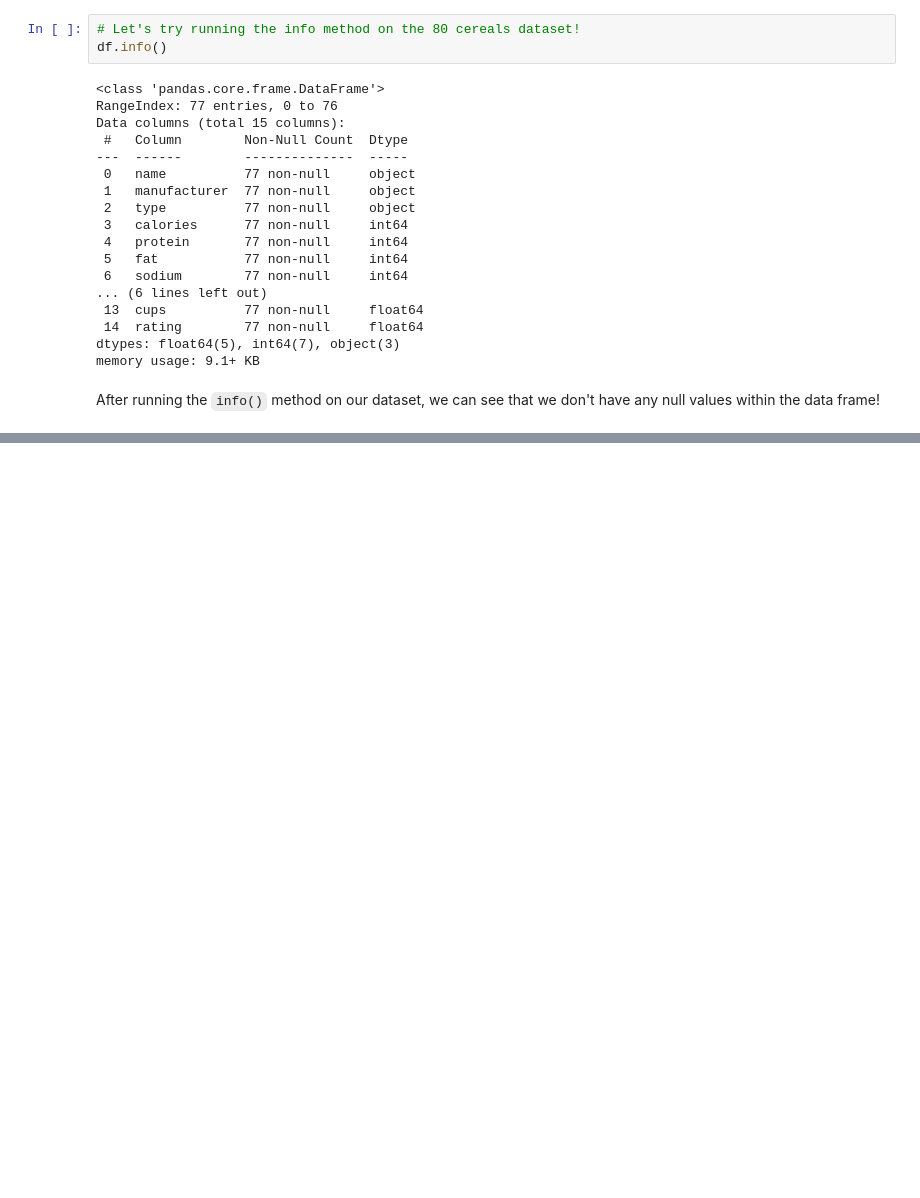
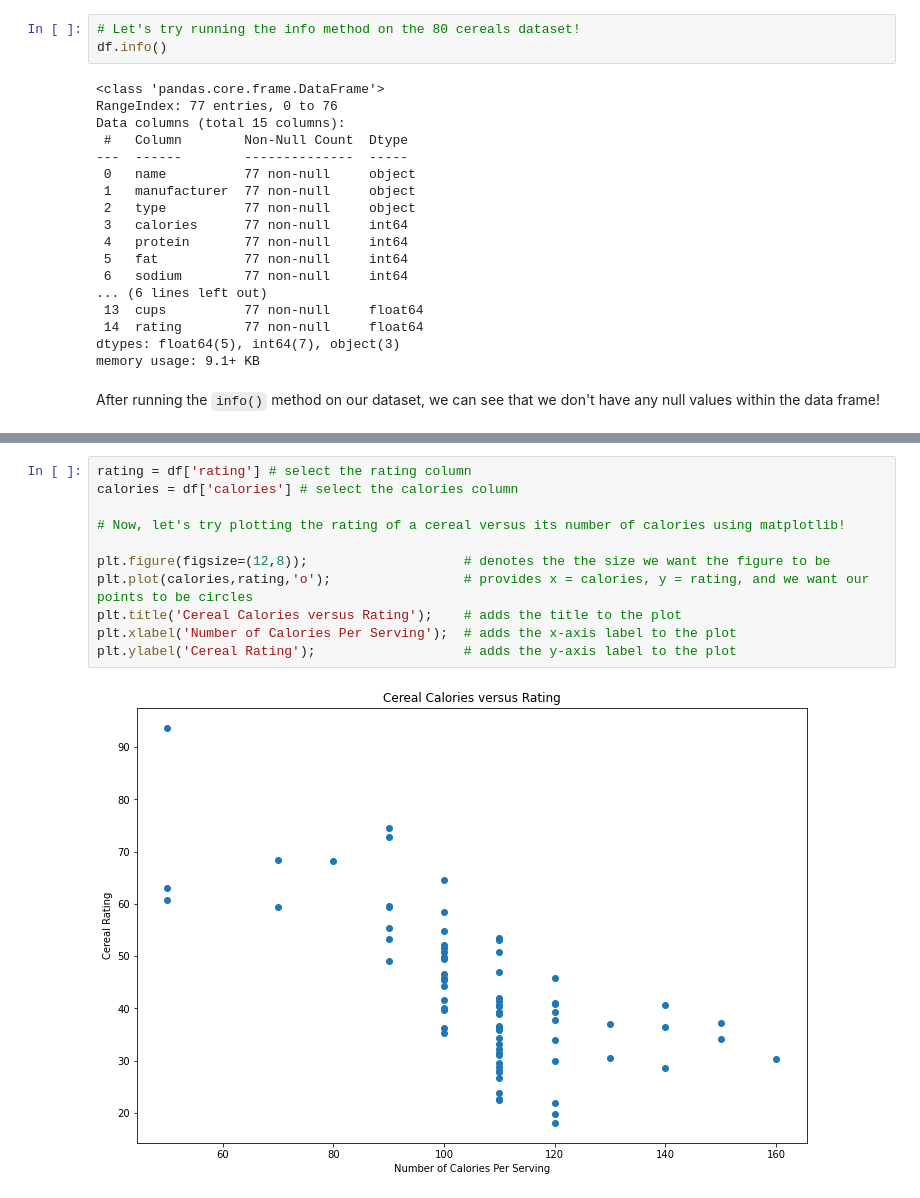
Before and after one commit to mragsac/BISB-Bootcamp-2020, a Jupyter notebook: day3/module4_hpc-crash-course/02_HPC-Workshop_Python-Data-Science-Intro_pandas_matplotlib.ipynb, the cells around one changed output, grey strips where cells are left out. Cells and saved outputs as stored; diff of their text form; blank space fills up the shorter version.

Commit message:
Completed the Pandas/Matplotlib introductory notebook and added PDF export

```diff
--- a/day3/module4_hpc-crash-course/02_HPC-Workshop_Python-Data-Science-Intro_pandas_matplotlib.ipynb
+++ b/day3/module4_hpc-crash-course/02_HPC-Workshop_Python-Data-Science-Intro_pandas_matplotlib.ipynb
@@ -211,0 +305,13 @@ After running the `info()` method on our dataset, we can see that we don't have
+# %%
+rating = df['rating'] # select the rating column
+calories = df['calories'] # select the calories column
+
+# Now, let's try plotting the rating of a cereal versus its number of calories using matplotlib!
+
+plt.figure(figsize=(12,8));                    # denotes the the size we want the figure to be
+plt.plot(calories,rating,'o');                 # provides x = calories, y = rating, and we want our points to be circles
+plt.title('Cereal Calories versus Rating');    # adds the title to the plot
+plt.xlabel('Number of Calories Per Serving');  # adds the x-axis label to the plot
+plt.ylabel('Cereal Rating');                   # adds the y-axis label to the plot
+# %% [output]
+[figure, added]
```
Also changed, not shown: parts of 12 cells of this notebook, 1 other file.
